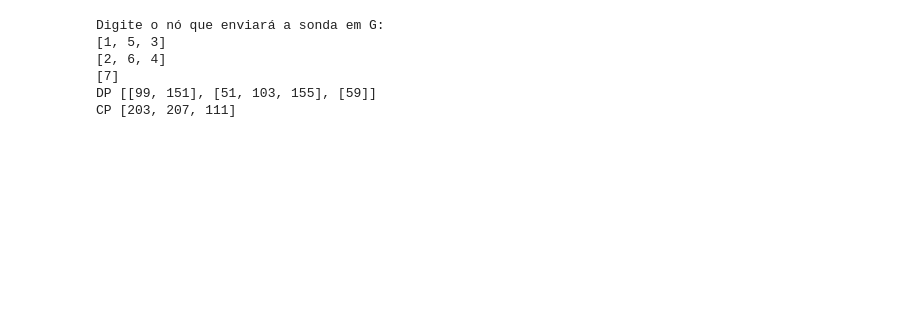
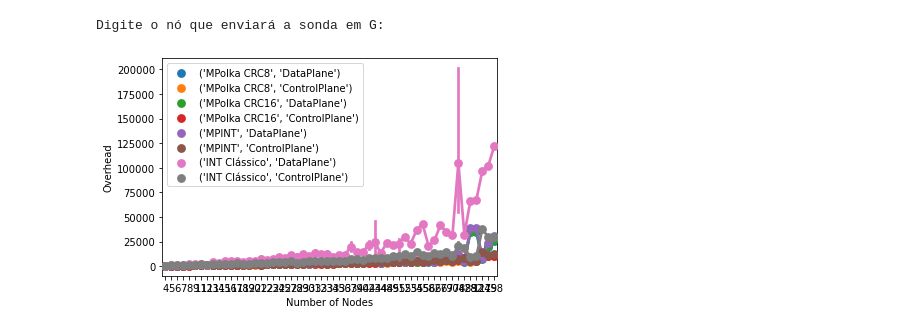
Before and after one commit to nerds-ufes/Polkalyzer, a Jupyter notebook: GraphToProbe.ipynb, the cells around one changed output. Drawn from its saved outputs; the diff is of its cells as text; code cells hidden in the pictures; blank space fills up the shorter version.

```diff
--- a/GraphToProbe.ipynb
+++ b/GraphToProbe.ipynb
@@ -201,6 +201,12 @@ def calculaOverheadINTClassico(hops):
     overhead = fixo_MPINT + routeOverheadMPINT + telemetryOverheadMPINT
     return overhead
 
+def sendNewProbe(hops):
+    if(len(overhead_INTClassico_Temp) == 1): #Caso ocorra replicação, ele envia uma nova sonda
+        for i in range(1,hops-1): #O unico método de alcançar o próximo nó é enviando uma nova sonda.
+            overhead_INTClassico_Temp.append(calculaOverheadINTClassico(i))
+        overhead_INTClassico_Temp.append(overhead_INTClassico_Temp.pop(0)) #Joga o primeiro elemento da lista pro final
+
 def deadEndRelease(sonda,hops):
     #RELEASE OVERHEAD MPINT
     overhead_DataPlane_MPINT.append(overhead_MPINT_Temp.copy())
@@ -217,11 +223,10 @@ def deadEndRelease(sonda,hops):
     overhead_MPolkaCRC16_Temp.clear()
 
     #RELEASE OVERHEAD INT CLASSICO
+    sendNewProbe(hops) #Caso precise replicar, ele envia uma nova sonda.
     overhead_DataPlane_INTClassico.append(overhead_INTClassico_Temp.copy())
     overhead_ControlPlane_INTClassico.append(calculaOverheadINTClassico(hops))
     overhead_INTClassico_Temp.clear()
-
-    print(sondaTemp)
 
     #RELEASE PROBE
     sonda.append(sondaTemp.copy())
@@ -278,42 +283,37 @@ def dfs_init(G,v):
 print('Digite o nó que enviará a sonda em G: ')
 node = int(input())
 
 df = pd.DataFrame(columns=['Topology','Where','IsBackBone','Number of Nodes','Number of Edges','Replication Average per Node','Max Replication','State Overhead','MPolka CRC8','MPolka CRC16','MPINT','INT Clássico']) #Empty Row Dataframe
 
 sondaIsis = dfs_init(GIsis,node)
 #print('Matriz de Sondas Isis = ',sondaIsis,'\n')
 
 df = toDataframe(df,'Isis',1,7,6) #DataFrame Isis Example
-print('DP',overhead_DataPlane_MPINT)
-print('CP',overhead_ControlPlane_MPINT)
-##df = appendAllTopologysToDataFrame(df)
-##df.to_csv('overhead.csv',index=False)
+df = appendAllTopologysToDataFrame(df)
+df.to_csv('overhead.csv',index=False)
 
 
 ######################################## PLOT AREA #################################################
 
 #sns.catplot(x="Topology", y="MPolka CRC8", hue="Where",kind="bar", data=df, errorbar = None);
 #plt.show()
 #sns.catplot(x="Topology", y="MPolka CRC16", hue="Where",kind="bar", data=df, errorbar = None);
 #plt.show()
 #sns.catplot(x="Topology", y="MPINT", hue="Where",kind="bar", data=df, errorbar = None);
 #plt.show()
 #sns.catplot(x="Topology", y="INT Clássico", hue="Where",kind="bar", data=df, errorbar = None);
 #plt.show()
 
-##df2 = df[['Where','Number of Nodes','MPolka CRC8','MPolka CRC16','MPINT','INT Clássico']]
-##dfm = df2.melt(id_vars=['Where','Number of Nodes'], var_name='Type', value_name='Overhead')
+df2 = df[['Where','Number of Nodes','MPolka CRC8','MPolka CRC16','MPINT','INT Clássico']]
+dfm = df2.melt(id_vars=['Where','Number of Nodes'], var_name='Type', value_name='Overhead')
 #sns.catplot(x="Number of Nodes", y="Overhead", hue='Type', data=dfm, kind='point');
-##sns.pointplot(x="Number of Nodes", y="Overhead", hue=dfm[['Type','Where']].apply(tuple,axis=1), data=dfm);
+sns.pointplot(x="Number of Nodes", y="Overhead", hue=dfm[['Type','Where']].apply(tuple,axis=1), data=dfm);
+plt.savefig('plots/withoutNodeOptimization.png')
 #df2.sort_values(by=['Number of Nodes'],inplace=True)
 #df2 = df2.set_index('Number of Nodes')
 #df2.plot()
 #plt.show()
 #hMap = StateOverheadHeatMap(maxNodes=50,maxReplication=2.0)
 # %% [output]
 Digite o nó que enviará a sonda em G:
-[1, 5, 3]
-[2, 6, 4]
-[7]
-DP [[99, 151], [51, 103, 155], [59]]
-CP [203, 207, 111]
+[figure, added]
```
Also changed, not shown: 6 other files.
